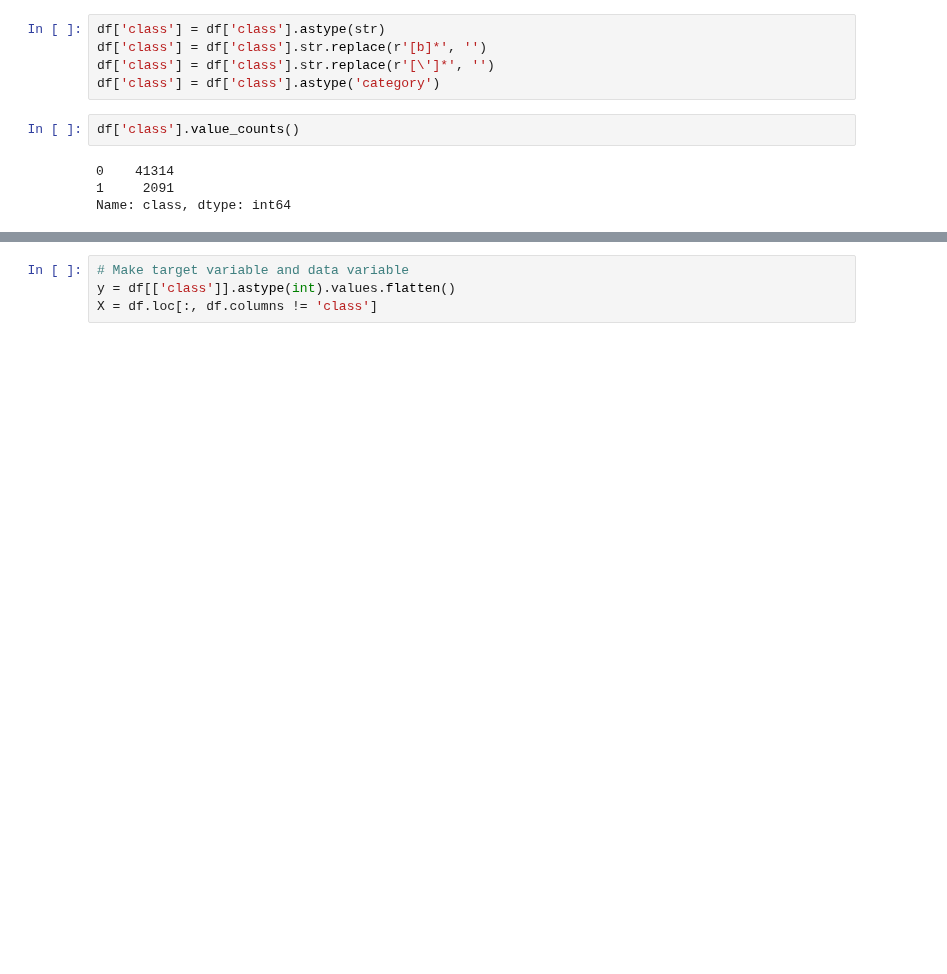
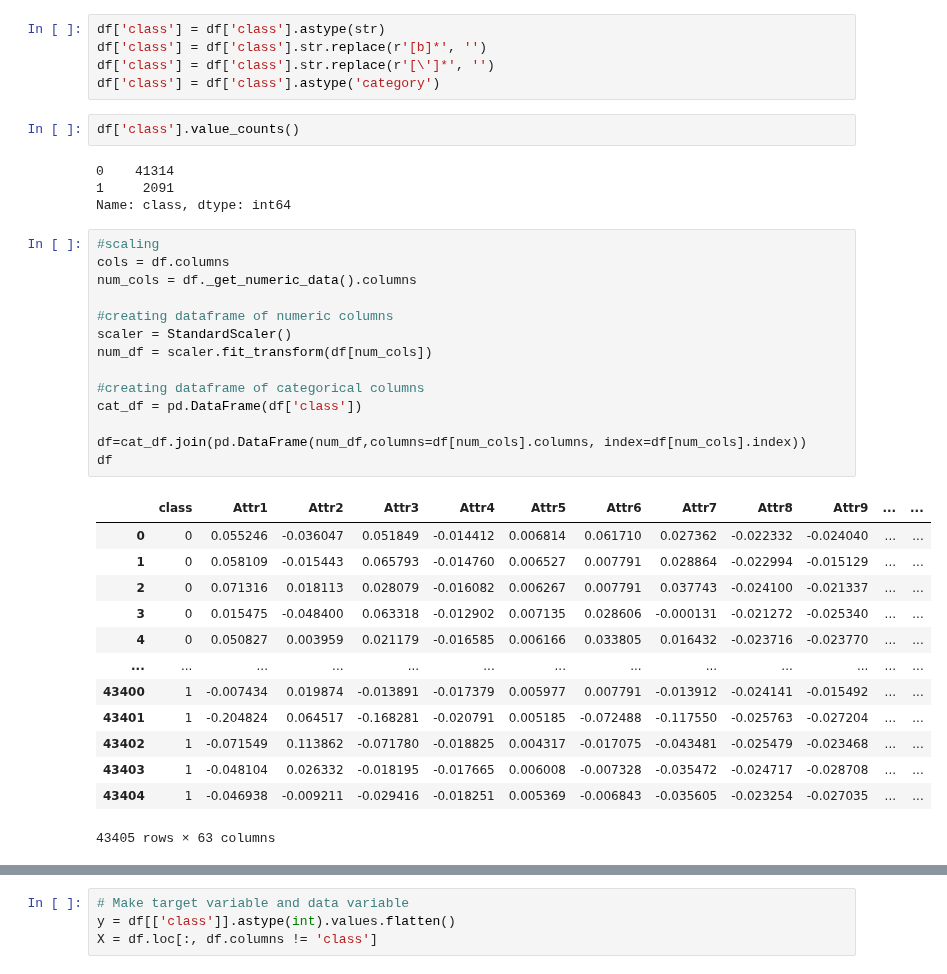
Before and after one commit to boneeyah/QTW, a Jupyter notebook: Case Study 4/Case_Study_4.ipynb, the cells around one changed output, grey strips where cells are left out. Drawn from its saved outputs; the diff is of its cells as text; blank space fills up the shorter version.

```diff
--- a/Case Study 4/Case_Study_4.ipynb
+++ b/Case Study 4/Case_Study_4.ipynb
@@ -167,3 +174,31 @@ df['class'].value_counts()
 0    41314
 1     2091
 Name: class, dtype: int64
+# %%
+#scaling
+cols = df.columns
+num_cols = df._get_numeric_data().columns
+
+#creating dataframe of numeric columns
+scaler = StandardScaler()
+num_df = scaler.fit_transform(df[num_cols])
+
+#creating dataframe of categorical columns
+cat_df = pd.DataFrame(df['class'])
+
+df=cat_df.join(pd.DataFrame(num_df,columns=df[num_cols].columns, index=df[num_cols].index))
+df
+# %% [output]
+|  | class | Attr1 | Attr2 | Attr3 | Attr4 | Attr5 | Attr6 | Attr7 | Attr8 | Attr9 | ... | ... |
+| 0 | 0 | 0.055246 | -0.036047 | 0.051849 | -0.014412 | 0.006814 | 0.061710 | 0.027362 | -0.022332 | -0.024040 | ... | ... |
+| 1 | 0 | 0.058109 | -0.015443 | 0.065793 | -0.014760 | 0.006527 | 0.007791 | 0.028864 | -0.022994 | -0.015129 | ... | ... |
+| 2 | 0 | 0.071316 | 0.018113 | 0.028079 | -0.016082 | 0.006267 | 0.007791 | 0.037743 | -0.024100 | -0.021337 | ... | ... |
+| 3 | 0 | 0.015475 | -0.048400 | 0.063318 | -0.012902 | 0.007135 | 0.028606 | -0.000131 | -0.021272 | -0.025340 | ... | ... |
+| 4 | 0 | 0.050827 | 0.003959 | 0.021179 | -0.016585 | 0.006166 | 0.033805 | 0.016432 | -0.023716 | -0.023770 | ... | ... |
+| ... | ... | ... | ... | ... | ... | ... | ... | ... | ... | ... | ... | ... |
+| 43400 | 1 | -0.007434 | 0.019874 | -0.013891 | -0.017379 | 0.005977 | 0.007791 | -0.013912 | -0.024141 | -0.015492 | ... | ... |
+| 43401 | 1 | -0.204824 | 0.064517 | -0.168281 | -0.020791 | 0.005185 | -0.072488 | -0.117550 | -0.025763 | -0.027204 | ... | ... |
+| 43402 | 1 | -0.071549 | 0.113862 | -0.071780 | -0.018825 | 0.004317 | -0.017075 | -0.043481 | -0.025479 | -0.023468 | ... | ... |
+| 43403 | 1 | -0.048104 | 0.026332 | -0.018195 | -0.017665 | 0.006008 | -0.007328 | -0.035472 | -0.024717 | -0.028708 | ... | ... |
+| 43404 | 1 | -0.046938 | -0.009211 | -0.029416 | -0.018251 | 0.005369 | -0.006843 | -0.035605 | -0.023254 | -0.027035 | ... | ... |
+43405 rows × 63 columns
```
Also changed, not shown: parts of 27 cells of this notebook.
